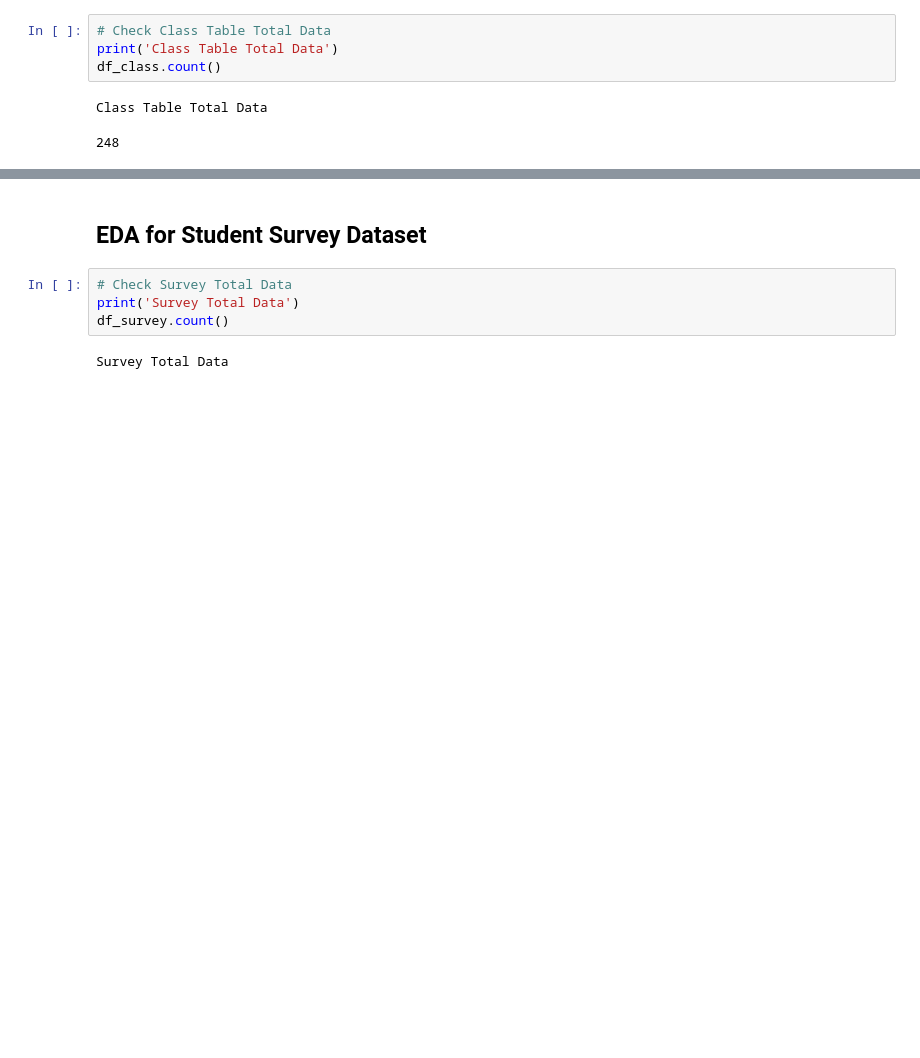
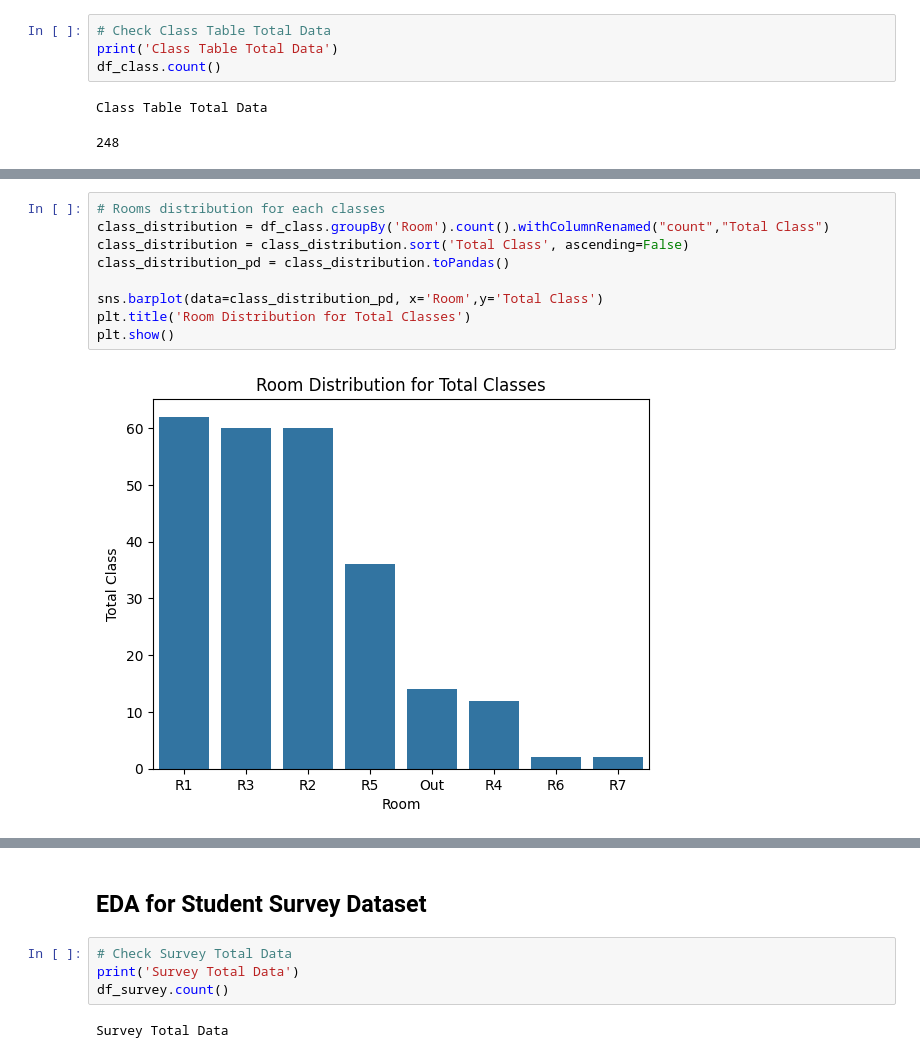
Before and after one commit to neinAlkem/multimodal-prediction, a Jupyter notebook: notebook/participants_survey.ipynb, the cells around one changed output, grey strips where cells are left out. Drawn from its saved outputs; the diff is of its cells as text; blank space fills up the shorter version.

```diff
--- a/notebook/participants_survey.ipynb
+++ b/notebook/participants_survey.ipynb
@@ -295,0 +323,11 @@ only showing top 5 rows
+# %%
+# Rooms distribution for each classes
+class_distribution = df_class.groupBy('Room').count().withColumnRenamed("count","Total Class")
+class_distribution = class_distribution.sort('Total Class', ascending=False)
+class_distribution_pd = class_distribution.toPandas()
+
+sns.barplot(data=class_distribution_pd, x='Room',y='Total Class')
+plt.title('Room Distribution for Total Classes')
+plt.show()
+# %% [output]
+[figure, added]
```
Also changed, not shown: parts of 38 cells of this notebook.
